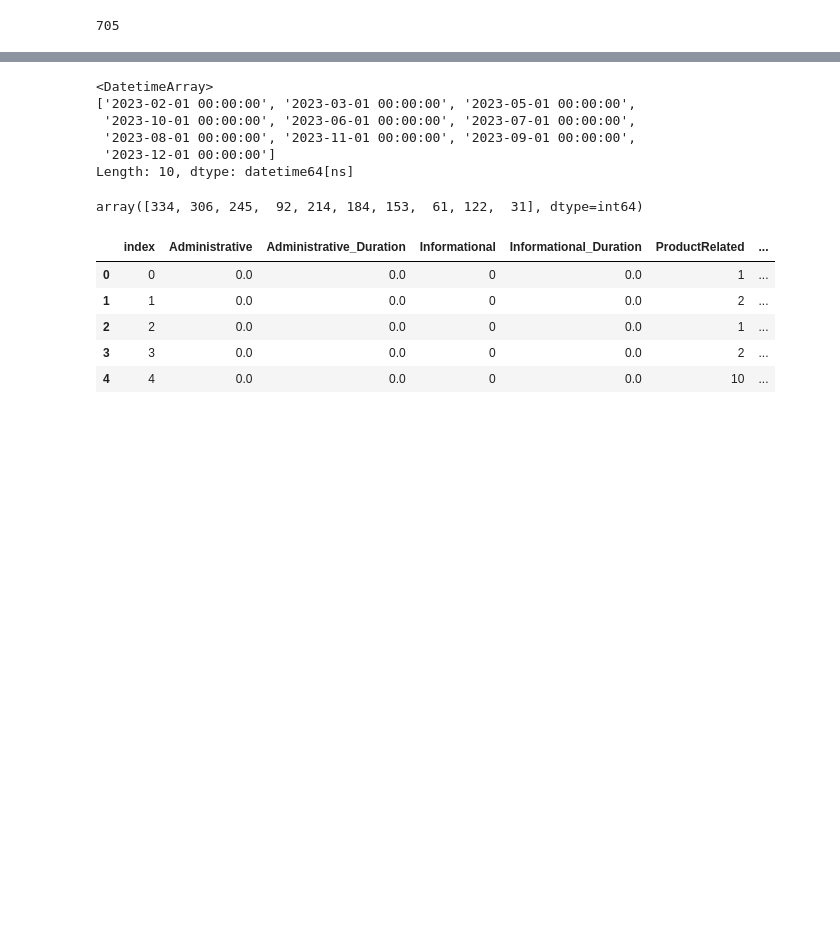
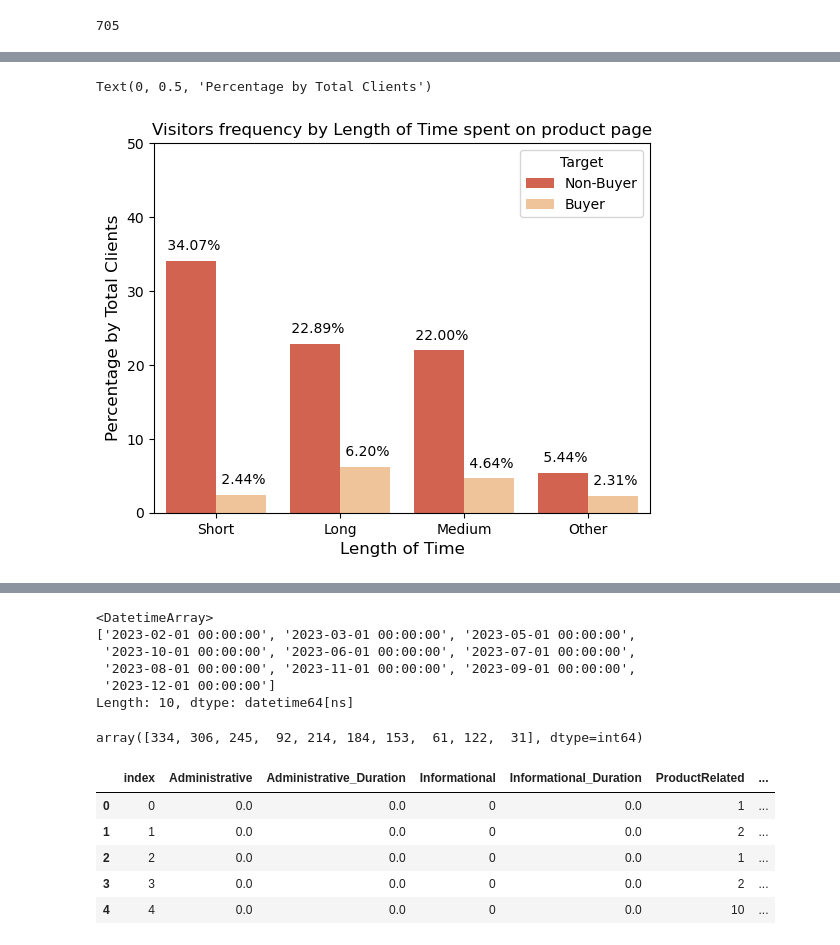
Before and after one commit to UrsaG7/E-commerce-Online-Shopping-Behavior, a Jupyter notebook: Final_project_rakamin_n.ipynb, the cells around one changed output, grey strips where cells are left out. Drawn from its saved outputs; the diff is of its cells as text; code cells hidden in the pictures; blank space fills up the shorter version.

Commit message:
Added Productrelated_duration analysis

```diff
--- a/Final_project_rakamin_n.ipynb
+++ b/Final_project_rakamin_n.ipynb
@@ -453,4 +433,16 @@ Text(0.62, 0.8, 'Average duration (minutes): 19.15\n75 percentile: 23.57\n')
-# %%
-# redundant
-df_ecom2['Product_duration_range'] = pd.cut(df_ecom2['ProductRelated_Duration'], bins=np.linspace(0, 27, num=10).round(2))
-df_ecom2.reset_index(inplace=True)
+# %%
+for index, row in df_ecom2.iterrows():
+    if row['ProductRelated_Duration_minutes'] <=5:
+        df_ecom2.at[index, 'ProductD_category'] = 'Short'
+    elif row['ProductRelated_Duration_minutes'] <=15:
+        df_ecom2.at[index, 'ProductD_category'] = 'Medium'
+    elif row['ProductRelated_Duration_minutes'] <=outlier:
+        df_ecom2.at[index, 'ProductD_category'] = 'Long'
+    else:
+        df_ecom2.at[index, 'ProductD_category'] = 'Other'
+# %%
+df_productD_grp = df_ecom2.groupby(['Target', 'ProductD_category']).agg(vist_cnt = ('Target', 'count')).sort_values('vist_cnt', ascending=False)
+df_productD_grp.reset_index(inplace=True)
+
+df_productD_grp['Percentage'] = round(df_productD_grp['vist_cnt']/df_productD_grp['vist_cnt'].sum()*100,2)
+df_productD_grp
@@ -456,0 +459,14 @@ df_ecom2.reset_index(inplace=True)
+# %%
+# Create barplot for Target
+ax_productD_diff = sns.barplot(x='ProductD_category', y='Percentage',hue='Target', data=df_productD_grp, palette='OrRd_r', )
+
+pt.get_text(ax_productD_diff,2,2)
+
+# Formatting plot
+plt.ylim(0, 50)
+plt.title('Visitors frequency by Length of Time spent on product page')
+plt.xlabel('Length of Time',fontsize=12)
+plt.ylabel('Percentage by Total Clients',fontsize=12)
+# %% [output]
+Text(0, 0.5, 'Percentage by Total Clients')
+[figure, added]
```
Also changed, not shown: parts of 12 cells of this notebook.
